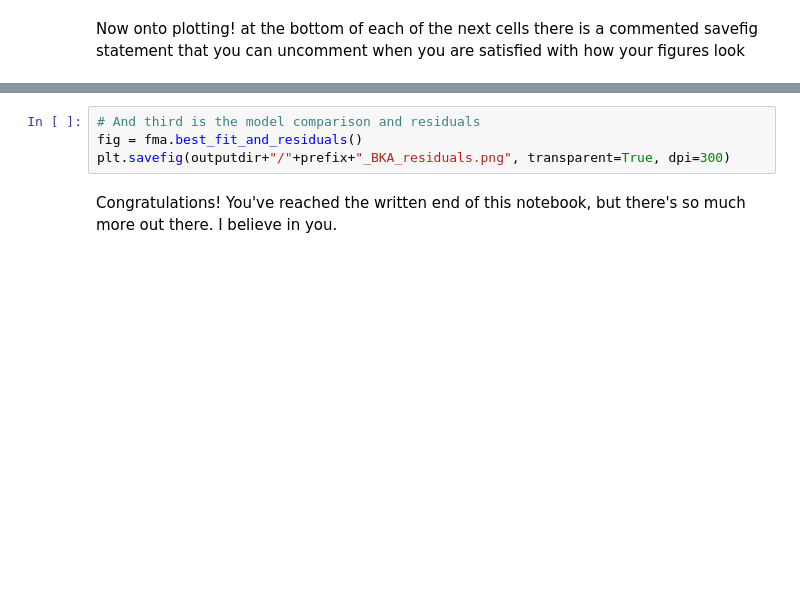
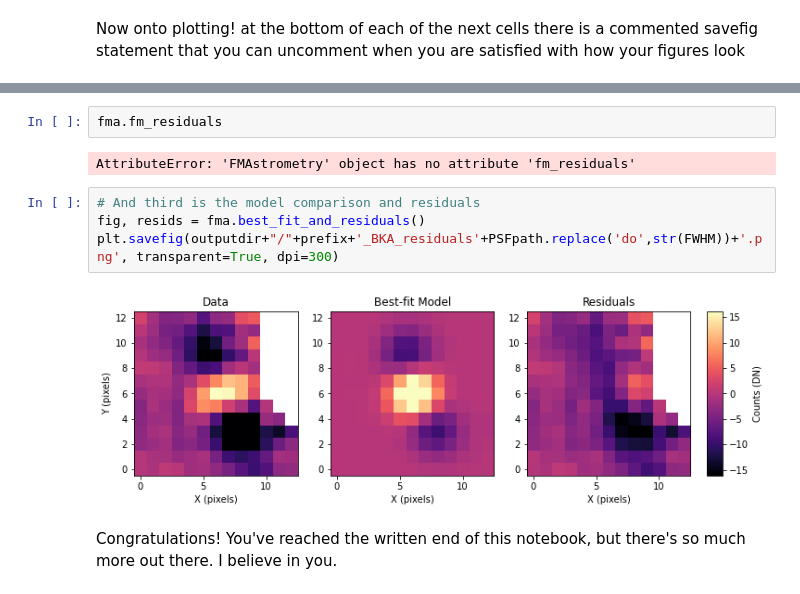
Before and after one commit to wbalmer/diskShapers, a Jupyter notebook: forwardModel/AAS237_reduction&FM.ipynb, the cells around one changed output, grey strips where cells are left out. Cells and saved outputs as stored; diff of their text form; blank space fills up the shorter version.

```diff
--- a/forwardModel/AAS237_reduction&FM.ipynb
+++ b/forwardModel/AAS237_reduction&FM.ipynb
@@ -232,7 +285,13 @@ plt.savefig(outputdir+"/"+prefix+"_BKA_corner.png", transparent=True, dpi=300)
+# %%
+fma.fm_residuals
+# %% [output]
+AttributeError: 'FMAstrometry' object has no attribute 'fm_residuals'
 # %%
 # And third is the model comparison and residuals
-fig = fma.best_fit_and_residuals()
-plt.savefig(outputdir+"/"+prefix+"_BKA_residuals.png", transparent=True, dpi=300)
+fig, resids = fma.best_fit_and_residuals()
+plt.savefig(outputdir+"/"+prefix+'_BKA_residuals'+PSFpath.replace('do',str(FWHM))+'.png', transparent=True, dpi=300)
+# %% [output]
+[figure, added]
 # %% [markdown]
 Congratulations! You've reached the written end of this notebook, but there's so much more out there. I believe in you.
 # %%
```
Also changed, not shown: parts of 16 cells of this notebook, 6 other files.
